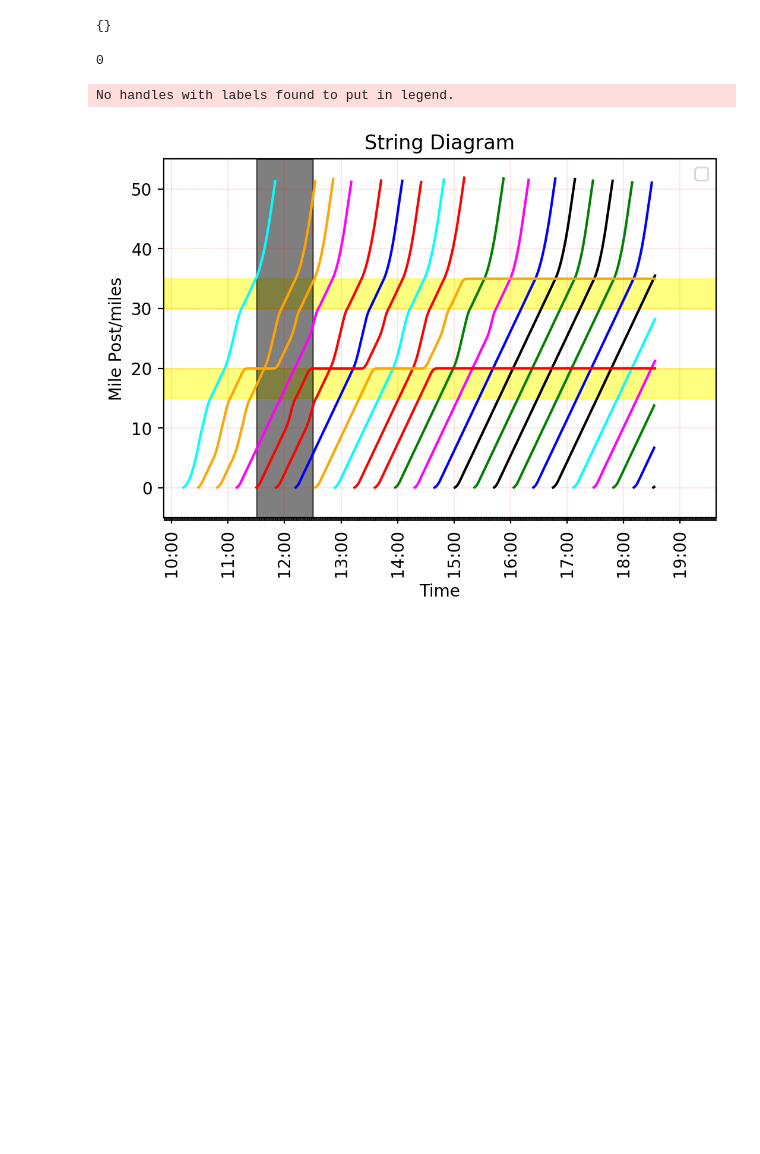
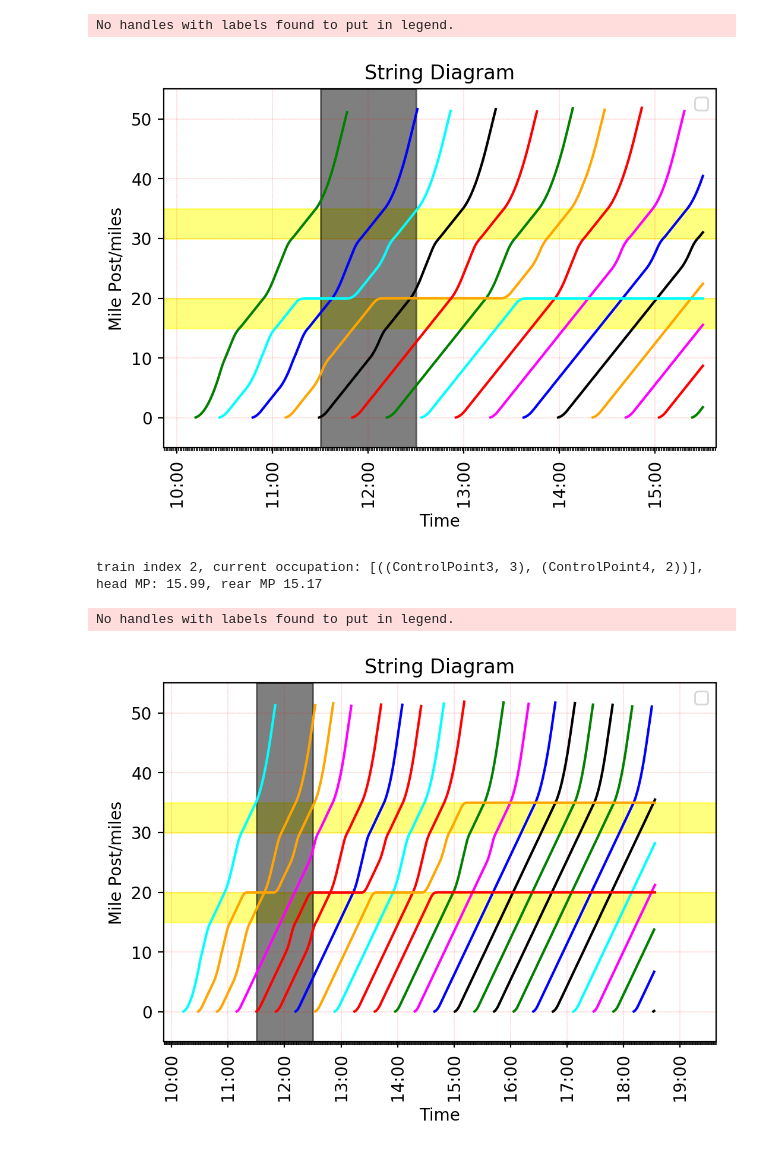
Before and after one commit to hegxiten/PyRailSim, a Jupyter notebook: OOD_Train/system_development.ipynb, the cells around one changed output. Cells and saved outputs as stored; diff of their text form; code cells hidden in the pictures; blank space fills up the shorter version.

```diff
--- a/OOD_Train/system_development.ipynb
+++ b/OOD_Train/system_development.ipynb
@@ -162,11 +161,12 @@ ValueError: Raise a ValueError to stop
-# %%
-sys.signal_points[0].curr_train_with_route
-# %% [output]
-{}
-# %%
-sys.tracks[1].train[0].length
-# %% [output]
-0
+# %%
+string_diagram(sys)
+# %% [output]
+No handles with labels found to put in legend.
+[figure, added]
+# %%
+sys.trains[2]
+# %% [output]
+train index 2, current occupation: [((ControlPoint3, 3), (ControlPoint4, 2))], head MP: 15.99, rear MP 15.17
 # %%
 string_diagram(sys)
 # %% [output]
```
Also changed, not shown: parts of 2 cells of this notebook, 4 other files.
